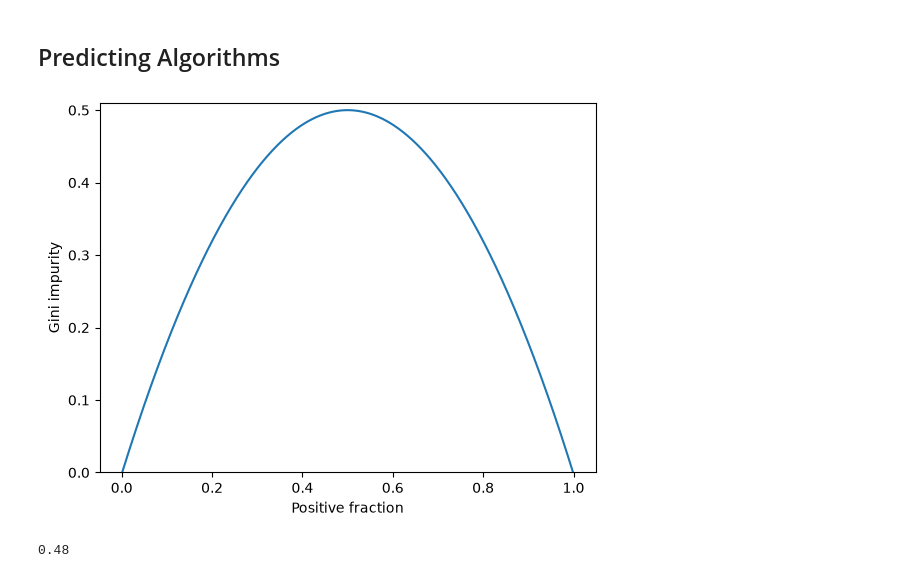
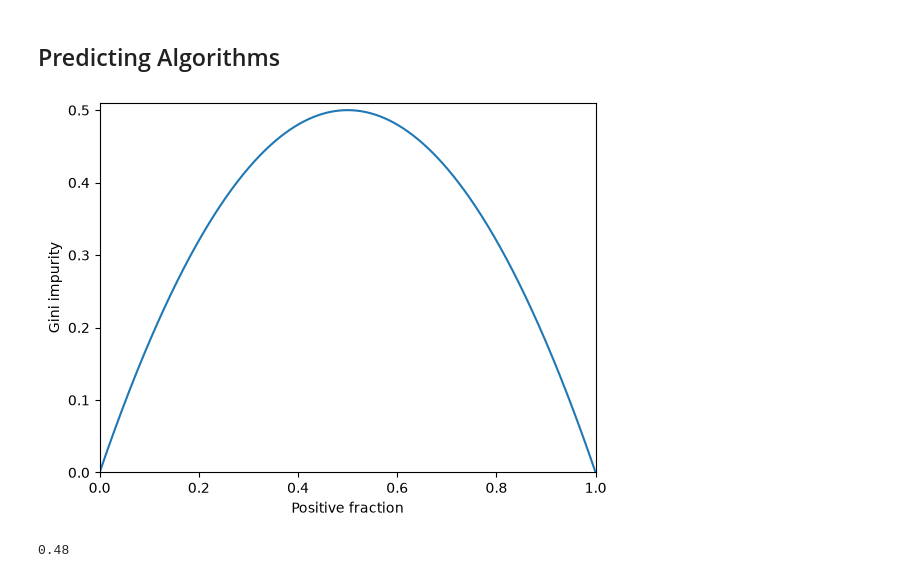
Before and after one commit to gear8mike/ml_examples, a Jupyter notebook: chapter_3.ipynb, the cells around one changed output. Cells and saved outputs as stored; diff of their text form; code cells hidden in the pictures.

```diff
--- a/chapter_3.ipynb
+++ b/chapter_3.ipynb
@@ -9,12 +9,13 @@ pos_fraction = np.linspace(0.00, 1.00, 1000)
 gini = 1 - pos_fraction**2 - (1-pos_fraction)**2
 # %%
 plt.plot(pos_fraction, gini)
+plt.xlim(0, 1)
 plt.ylim(0, 0.51)
 plt.xlabel('Positive fraction')
 plt.ylabel('Gini impurity')
 plt.show()
 # %% [output]
-[figure, old version]
+[figure, new version]
 # %%
 def gini_impurity(labels):
     # When the set is empty, it is also pure
```
Also changed, not shown: parts of 24 cells of this notebook.
